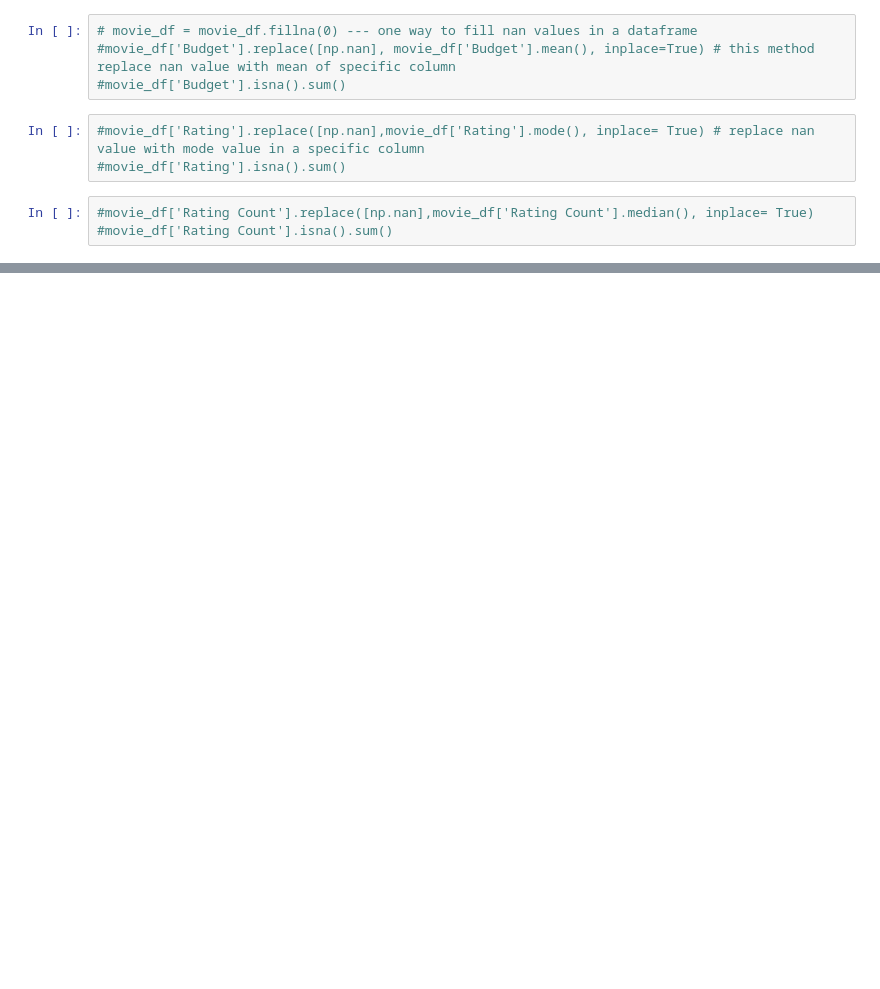
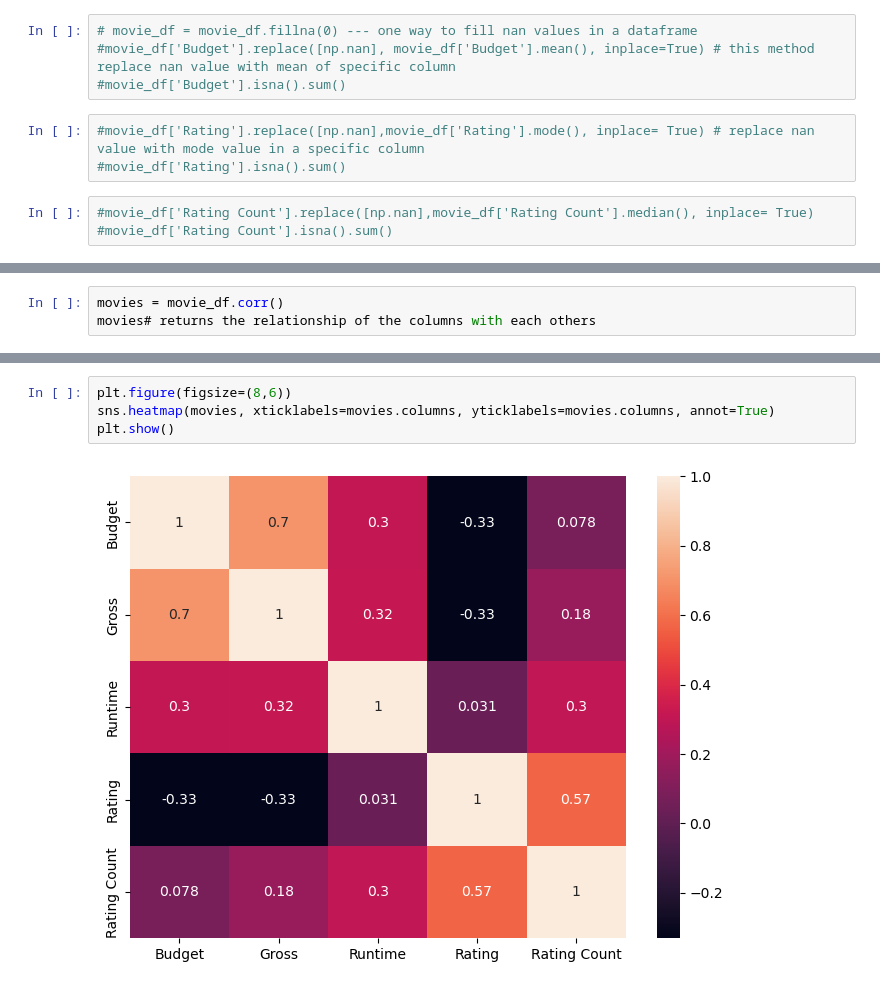
Before and after one commit to MarjilaRahmaty/movies-analysis, a Jupyter notebook: moive_EDA.ipynb, the cells around one changed output, grey strips where cells are left out. Cells and saved outputs as stored; diff of their text form; blank space fills up the shorter version.

```diff
--- a/moive_EDA.ipynb
+++ b/moive_EDA.ipynb
@@ -96,0 +148,3 @@ movie_df
+# %%
+movies = movie_df.corr()
+movies# returns the relationship of the columns with each others
@@ -96,0 +158,6 @@ movie_df
+# %%
+plt.figure(figsize=(8,6))
+sns.heatmap(movies, xticklabels=movies.columns, yticklabels=movies.columns, annot=True)
+plt.show()
+# %% [output]
+[figure, added]
```
Also changed, not shown: parts of 15 cells of this notebook.
